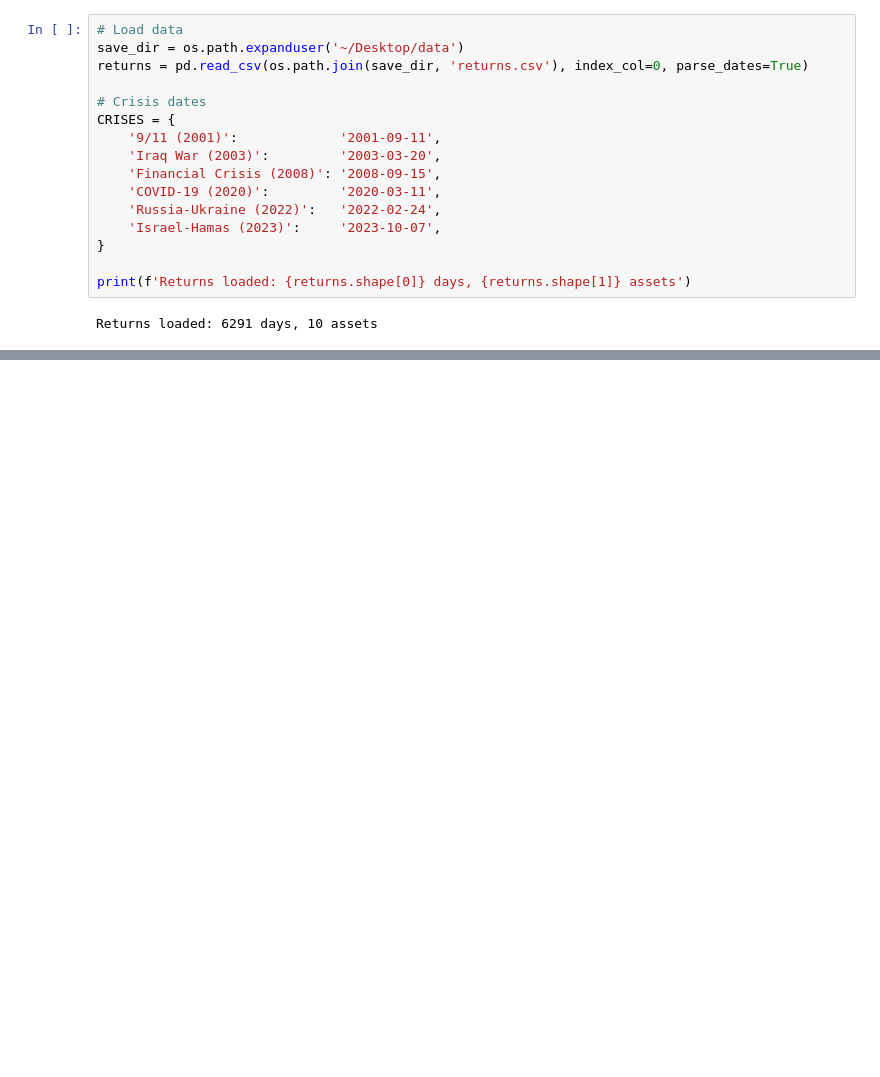
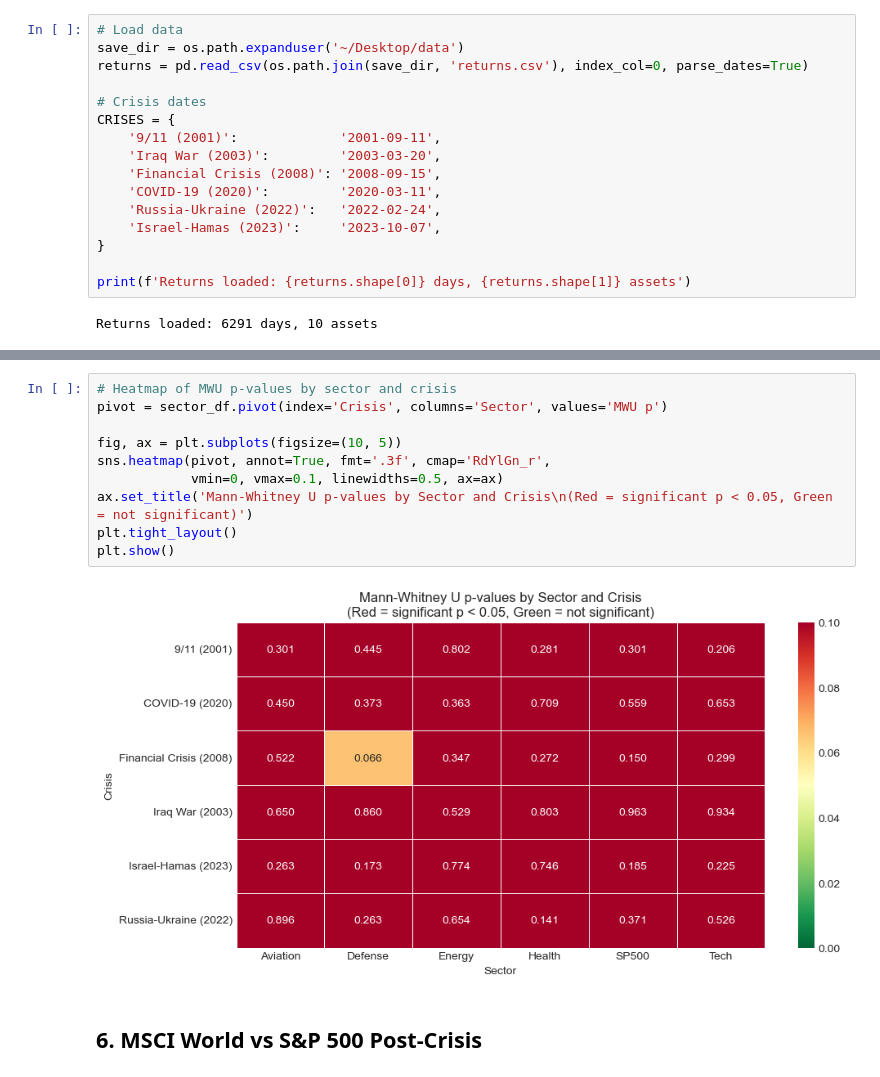
Before and after one commit to yagmurcaloglu-design/DSA_210_TermProject, a Jupyter notebook: hypothesis_testing.ipynb, the cells around one changed output, grey strips where cells are left out. Cells and saved outputs as stored; diff of their text form; blank space fills up the shorter version.

```diff
--- a/hypothesis_testing.ipynb
+++ b/hypothesis_testing.ipynb
@@ -382,0 +291,14 @@ Closest result: Defense during Israel-Hamas (2023), T-test p = 0.095 — directi
+# %%
+# Heatmap of MWU p-values by sector and crisis
+pivot = sector_df.pivot(index='Crisis', columns='Sector', values='MWU p')
+
+fig, ax = plt.subplots(figsize=(10, 5))
+sns.heatmap(pivot, annot=True, fmt='.3f', cmap='RdYlGn_r',
+            vmin=0, vmax=0.1, linewidths=0.5, ax=ax)
+ax.set_title('Mann-Whitney U p-values by Sector and Crisis\n(Red = significant p < 0.05, Green = not significant)')
+plt.tight_layout()
+plt.show()
+# %% [output]
+[figure, added]
+# %% [markdown]
+## 6. MSCI World vs S&P 500 Post-Crisis
```
Also changed, not shown: parts of 38 cells of this notebook.
